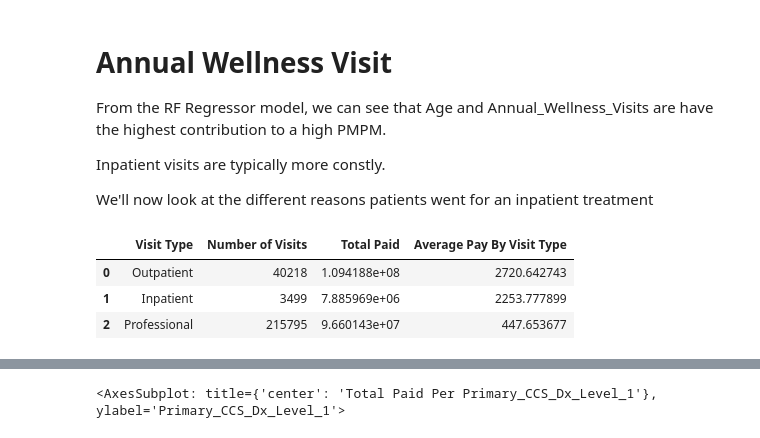
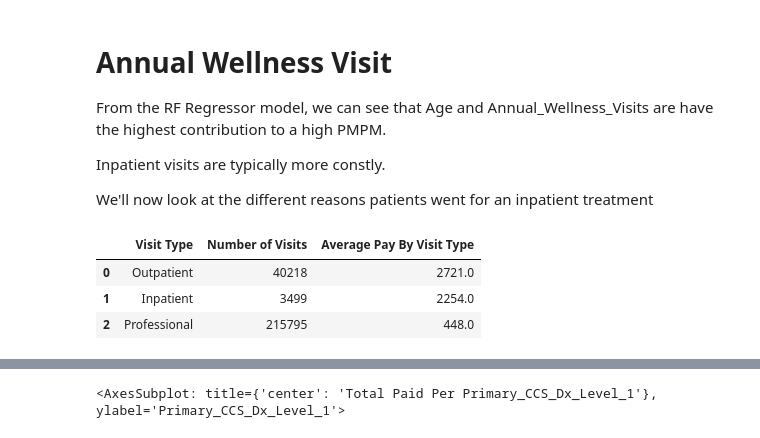
Before and after one commit to yandi-farinango/HET, a Jupyter notebook: notebook.ipynb, the cells around one changed output, grey strips where cells are left out. Drawn from its saved outputs; the diff is of its cells as text; code cells hidden in the pictures.

```diff
--- a/final_notebook.ipynb
+++ b/notebook.ipynb
@@ -248,14 +192,40 @@ avg_per_visit_type = [outpatient_total/outpatient_counts,
-# %%
-visits_df = pd.DataFrame({'Visit Type': ['Outpatient', 'Inpatient', 'Professional'],
-                         'Number of Visits': counts,
-                         'Total Paid': totals,
-                         'Average Pay By Visit Type': avg_per_visit_type})
-visits_df
-# %% [output]
-|  | Visit Type | Number of Visits | Total Paid | Average Pay By Visit Type |
-| 0 | Outpatient | 40218 | 1.094188e+08 | 2720.642743 |
-| 1 | Inpatient | 3499 | 7.885969e+06 | 2253.777899 |
-| 2 | Professional | 215795 | 9.660143e+07 | 447.653677 |
+# %%
+# Get Comparison of Total Price Paid
+visits = pd.read_csv('./Data/visits.csv')
+
+# Get all visits
+outpatient_visits = visits.loc[visits.Paid_Outpatient > 0]
+inpatient_visits = visits.loc[visits.Paid_Inpatient > 0]
+profesional_visits = visits.loc[visits.Paid_Professional > 0]
+
+outpatient_counts =  len(outpatient_visits)
+inpatient_counts = len(inpatient_visits)
+professional_counts = len(profesional_visits)
+
+
+counts = [outpatient_counts, inpatient_counts, professional_counts]
+
+outpatient_total = outpatient_visits['Paid_Outpatient'].sum()
+professional_total = profesional_visits['Paid_Outpatient'].sum()
+inpatient_total = inpatient_visits['Paid_Outpatient'].sum()
+
+totals = [outpatient_total, inpatient_total, professional_total]
+
+avg_per_visit_type = [outpatient_total/outpatient_counts,
+                        inpatient_total/inpatient_counts,
+                        professional_total/professional_counts]
+
+visits_df = pd.DataFrame({'Visit Type': ['Outpatient', 'Inpatient', 'Professional'],
+                         'Number of Visits': counts,
+                         'Average Pay By Visit Type': avg_per_visit_type})
+
+visits_df['Average Pay By Visit Type'] = visits_df['Average Pay By Visit Type'].round()
+visits_df
+# %% [output]
+|  | Visit Type | Number of Visits | Average Pay By Visit Type |
+| 0 | Outpatient | 40218 | 2721.0 |
+| 1 | Inpatient | 3499 | 2254.0 |
+| 2 | Professional | 215795 | 448.0 |
 # %%
 inpatient_df = pd.read_csv('../HET/Data/inpatient.csv')
 inpatient_df = inpatient_df.loc[inpatient_df.Paid_Inpatient > 0]
```
Also changed, not shown: parts of 17 cells of this notebook, 4 other files.
